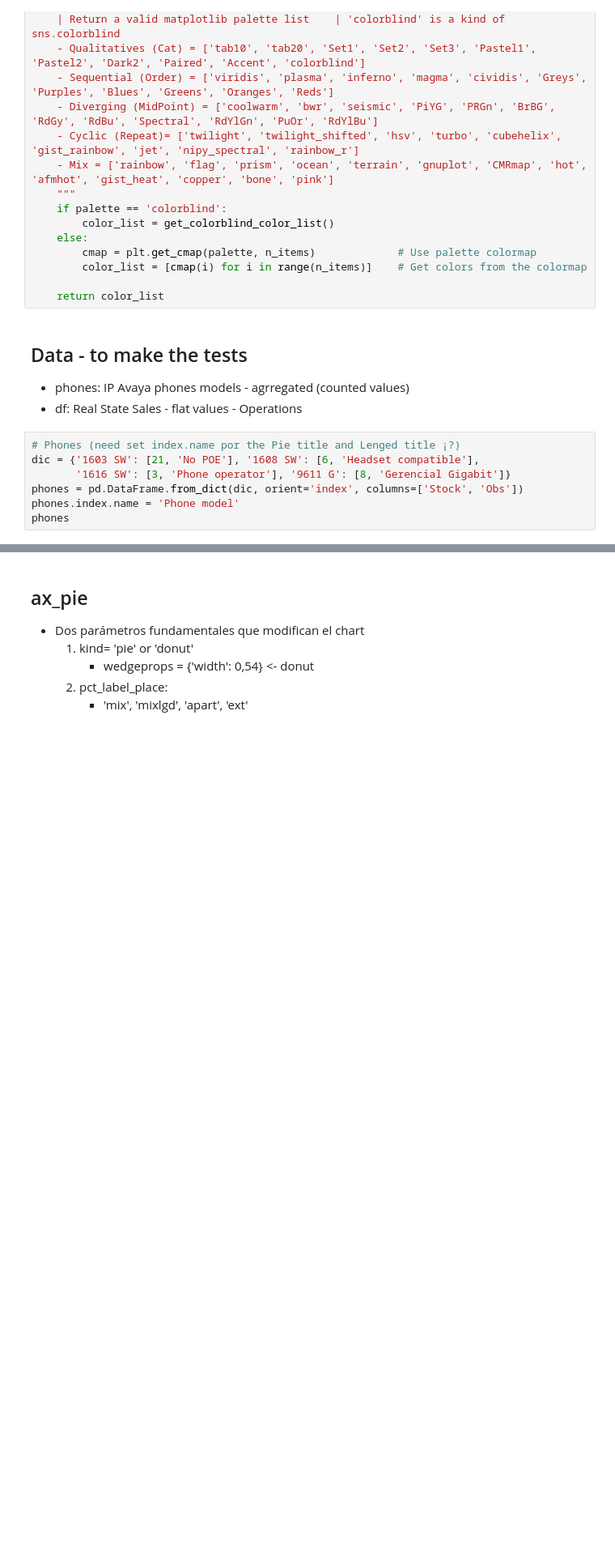
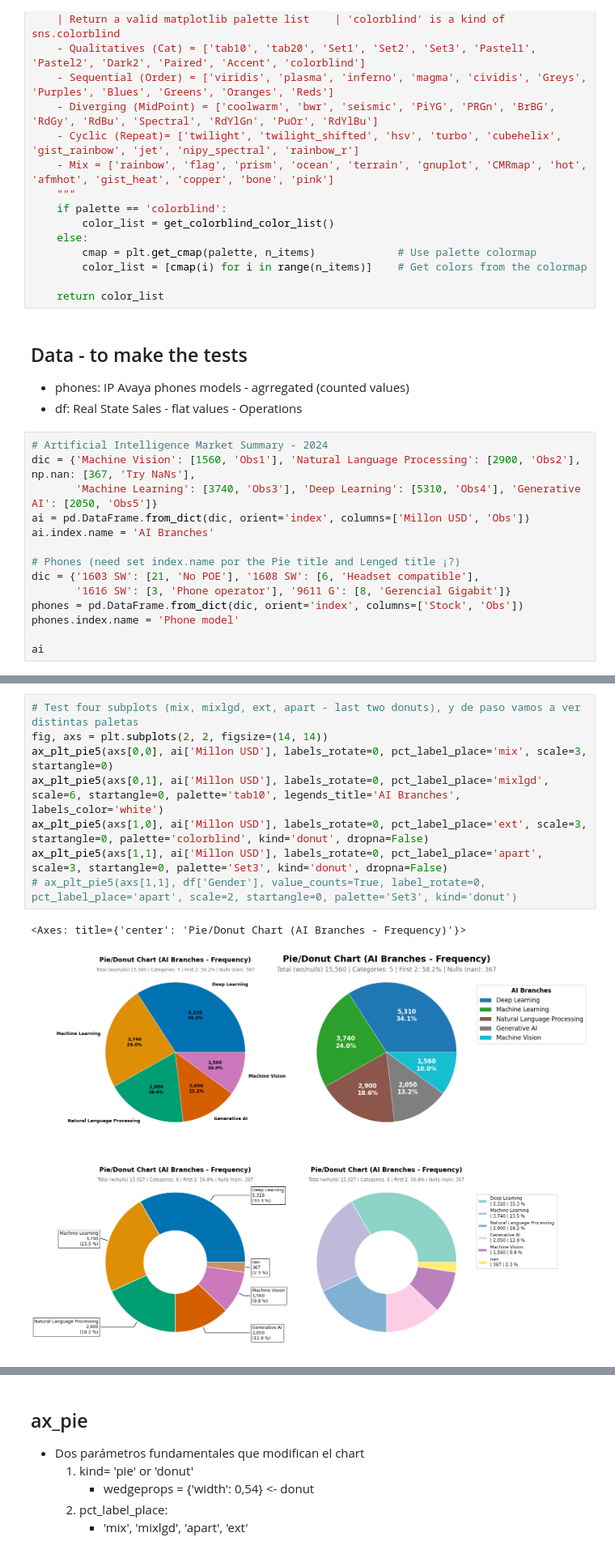
Before and after one commit to jmonti-gh/jm_utils, a Jupyter notebook: des/ax_pie.ipynb, the cells around one changed output, grey strips where cells are left out. Shown at 81% size. Drawn from its saved outputs; the diff is of its cells as text; blank space fills up the shorter version.

```diff
--- a/des/ax_pie.ipynb
+++ b/des/ax_pie.ipynb
@@ -74,9 +74,16 @@ def get_color_list(palette: str, n_items: Optional[int] = 10) -> list[str] | lis
 - phones: IP Avaya phones models - agrregated (counted values)
 - df: Real State Sales - flat values - Operations
 # %%
+# Artificial Intelligence Market Summary - 2024
+dic = {'Machine Vision': [1560, 'Obs1'], 'Natural Language Processing': [2900, 'Obs2'], np.nan: [367, 'Try NaNs'],
+       'Machine Learning': [3740, 'Obs3'], 'Deep Learning': [5310, 'Obs4'], 'Generative AI': [2050, 'Obs5']}
+ai = pd.DataFrame.from_dict(dic, orient='index', columns=['Millon USD', 'Obs'])
+ai.index.name = 'AI Branches'
+
 # Phones (need set index.name por the Pie title and Lenged title ¡?)
 dic = {'1603 SW': [21, 'No POE'], '1608 SW': [6, 'Headset compatible'],
        '1616 SW': [3, 'Phone operator'], '9611 G': [8, 'Gerencial Gigabit']}
 phones = pd.DataFrame.from_dict(dic, orient='index', columns=['Stock', 'Obs'])
 phones.index.name = 'Phone model'
-phones
+
+ai
@@ -263,0 +305,11 @@ ax_plt_pie5(ax2, df['Gender'], value_counts=True, label_rotate=0, dropna=False,
+# %%
+# Test four subplots (mix, mixlgd, ext, apart - last two donuts), y de paso vamos a ver distintas paletas
+fig, axs = plt.subplots(2, 2, figsize=(14, 14))
+ax_plt_pie5(axs[0,0], ai['Millon USD'], labels_rotate=0, pct_label_place='mix', scale=3, startangle=0)
+ax_plt_pie5(axs[0,1], ai['Millon USD'], labels_rotate=0, pct_label_place='mixlgd', scale=6, startangle=0, palette='tab10', legends_title='AI Branches', labels_color='white')
+ax_plt_pie5(axs[1,0], ai['Millon USD'], labels_rotate=0, pct_label_place='ext', scale=3, startangle=0, palette='colorblind', kind='donut', dropna=False)
+ax_plt_pie5(axs[1,1], ai['Millon USD'], labels_rotate=0, pct_label_place='apart', scale=3, startangle=0, palette='Set3', kind='donut', dropna=False)
+# ax_plt_pie5(axs[1,1], df['Gender'], value_counts=True, label_rotate=0, pct_label_place='apart', scale=2, startangle=0, palette='Set3', kind='donut')
+# %% [output]
+<Axes: title={'center': 'Pie/Donut Chart (AI Branches - Frequency)'}>
+[figure, added]
```
Also changed, not shown: parts of 13 cells of this notebook, 2 other files.
